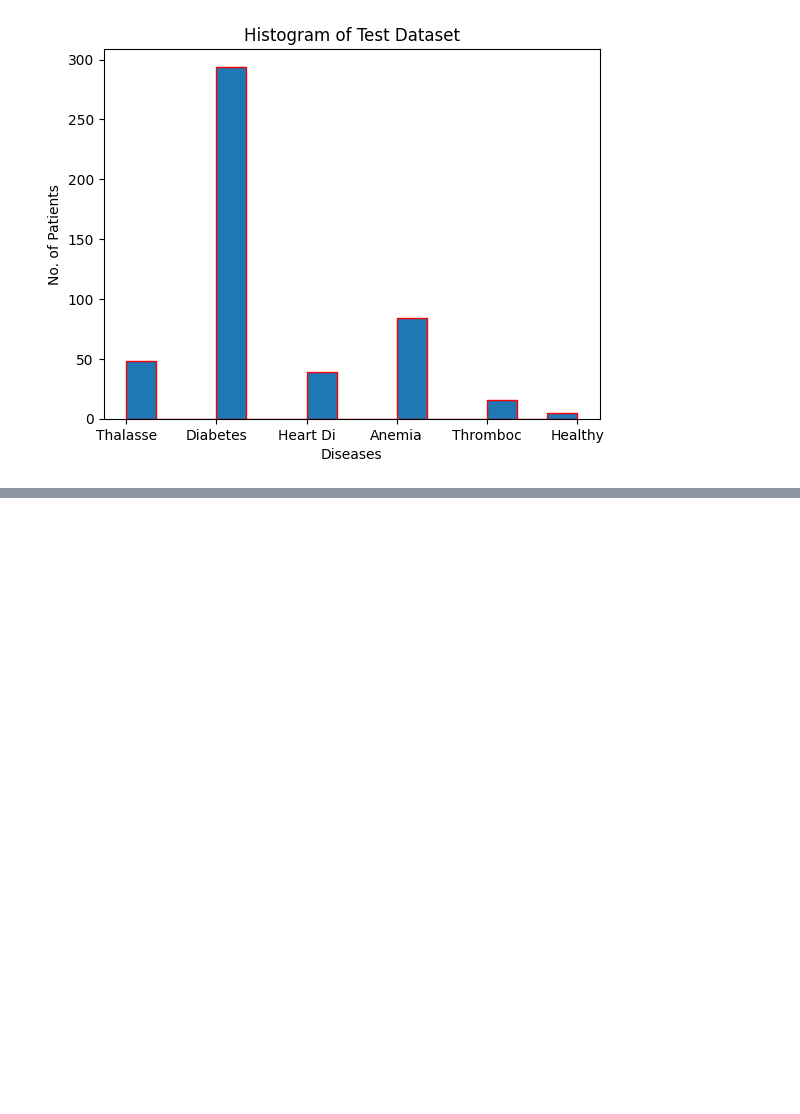
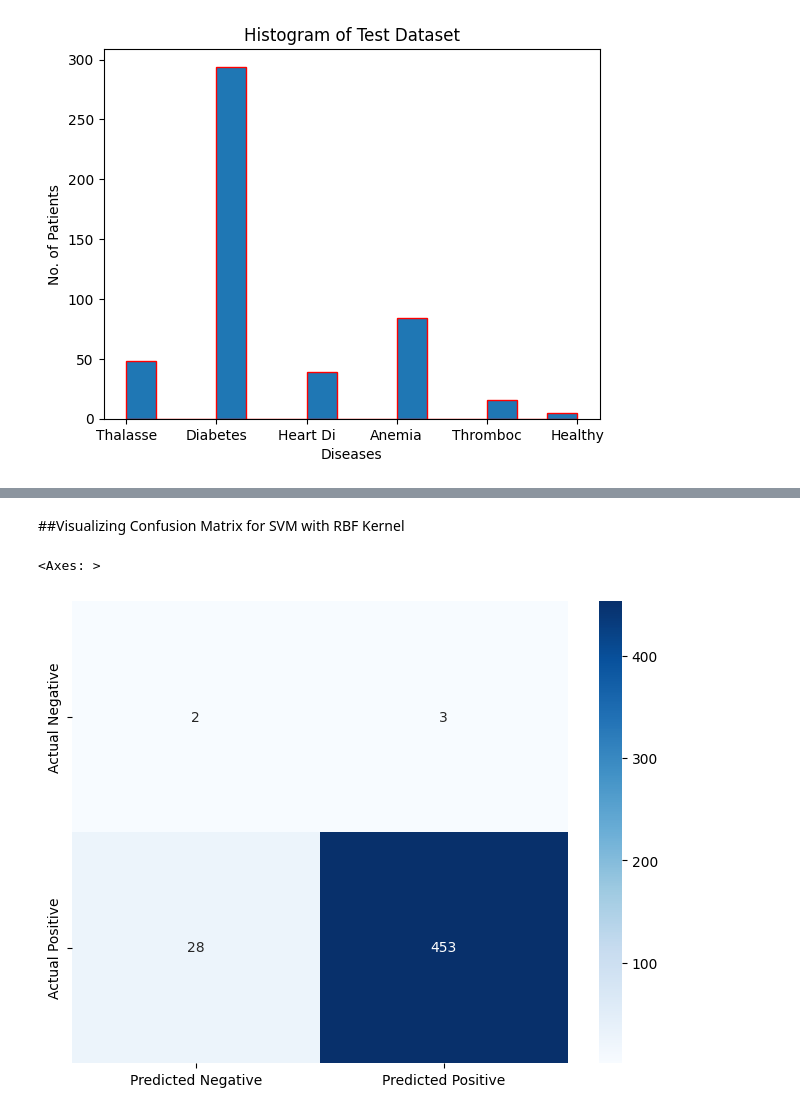
Before and after one commit to Radhe3108/Mentorness, a Jupyter notebook: TAsk 2/Task_2.ipynb, the cells around one changed output, grey strips where cells are left out. Cells and saved outputs as stored; diff of their text form; code cells hidden in the pictures; blank space fills up the shorter version.

```diff
--- a/TAsk 2/Task_2.ipynb
+++ b/TAsk 2/Task_2.ipynb
@@ -241,0 +215,9 @@ F1-score: 0.8777648428405123
+# %%
+from sklearn.metrics import confusion_matrix
+
+# Compute confusion matrix
+conf_matrix = confusion_matrix(y_test, y_pred_svm_rbf)
+print("Confusion Matrix:\n", conf_matrix)
+
+# [[ TN FP
+#    FN TP ]]
@@ -241,0 +238,10 @@ F1-score: 0.8777648428405123
+# %% [markdown]
+##Visualizing Confusion Matrix for SVM with RBF Kernel
+# %%
+plt.figure(figsize=(8, 6))
+sns.heatmap(conf_matrix, annot=True, fmt='d', cmap='Blues',
+            xticklabels=['Predicted Negative', 'Predicted Positive'],
+            yticklabels=['Actual Negative', 'Actual Positive'])
+# %% [output]
+<Axes: >
+[figure, added]
```
Also changed, not shown: parts of 16 cells of this notebook.
